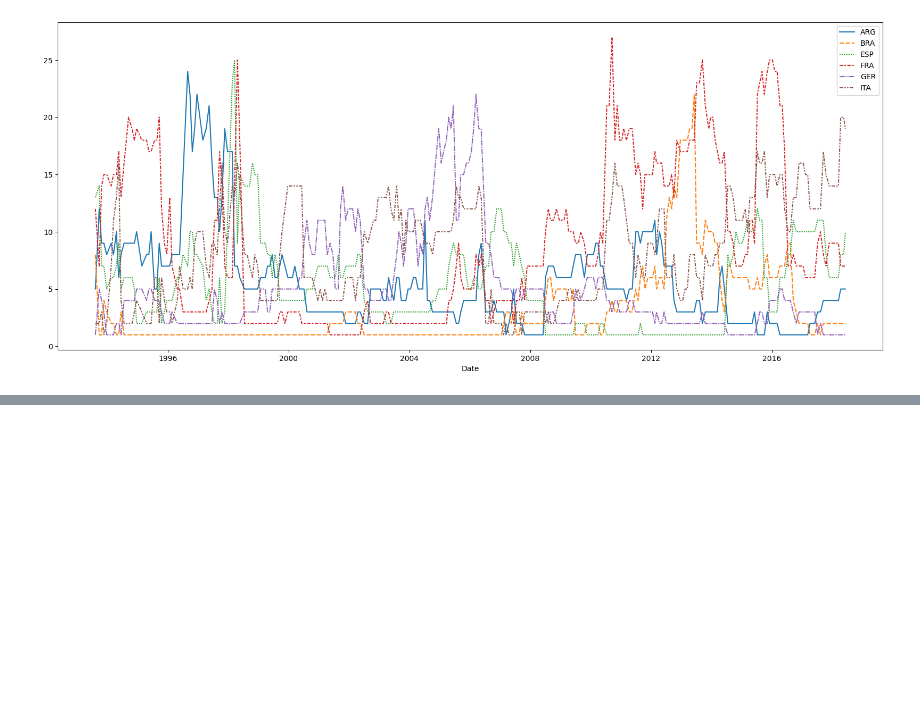
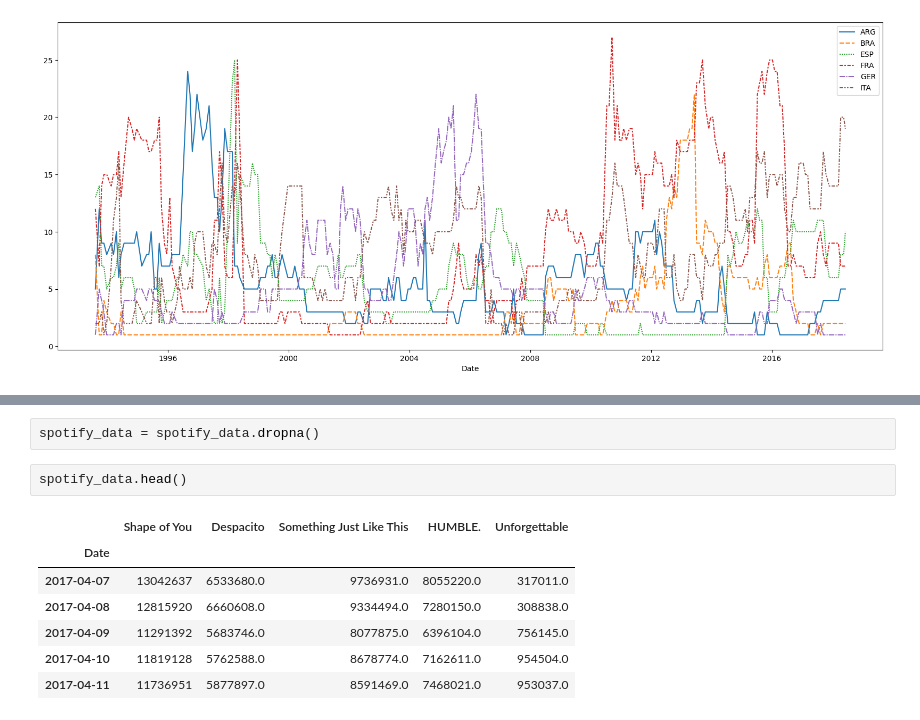
Before and after one commit to ShariarImroze/DS_ML_Portfolio, a Jupyter notebook: data_visualization_basics.ipynb, the cells around one changed output, grey strips where cells are left out. Cells and saved outputs as stored; diff of their text form; blank space fills up the shorter version.

```diff
--- a/data_visualization_basics.ipynb
+++ b/data_visualization_basics.ipynb
@@ -27,0 +46,12 @@ sns.lineplot(data=fifa_data)
+# %%
+spotify_data = spotify_data.dropna()
+# %%
+spotify_data.head()
+# %% [output]
+|  | Shape of You | Despacito | Something Just Like This | HUMBLE. | Unforgettable |
+| Date |  |  |  |  |  |
+| 2017-04-07 | 13042637 | 6533680.0 | 9736931.0 | 8055220.0 | 317011.0 |
+| 2017-04-08 | 12815920 | 6660608.0 | 9334494.0 | 7280150.0 | 308838.0 |
+| 2017-04-09 | 11291392 | 5683746.0 | 8077875.0 | 6396104.0 | 756145.0 |
+| 2017-04-10 | 11819128 | 5762588.0 | 8678774.0 | 7162611.0 | 954504.0 |
+| 2017-04-11 | 11736951 | 5877897.0 | 8591469.0 | 7468021.0 | 953037.0 |
```
Also changed, not shown: parts of 6 cells of this notebook.
